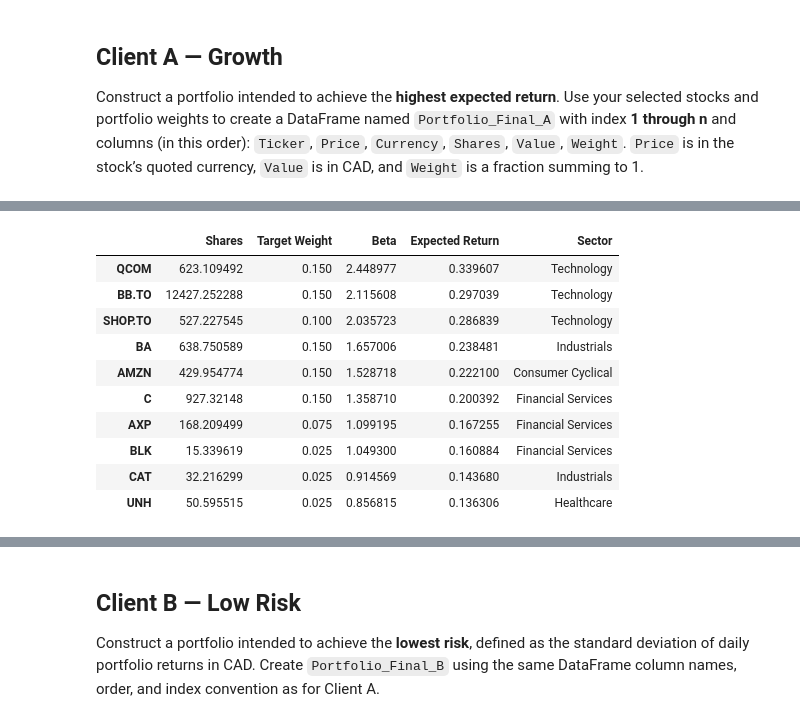
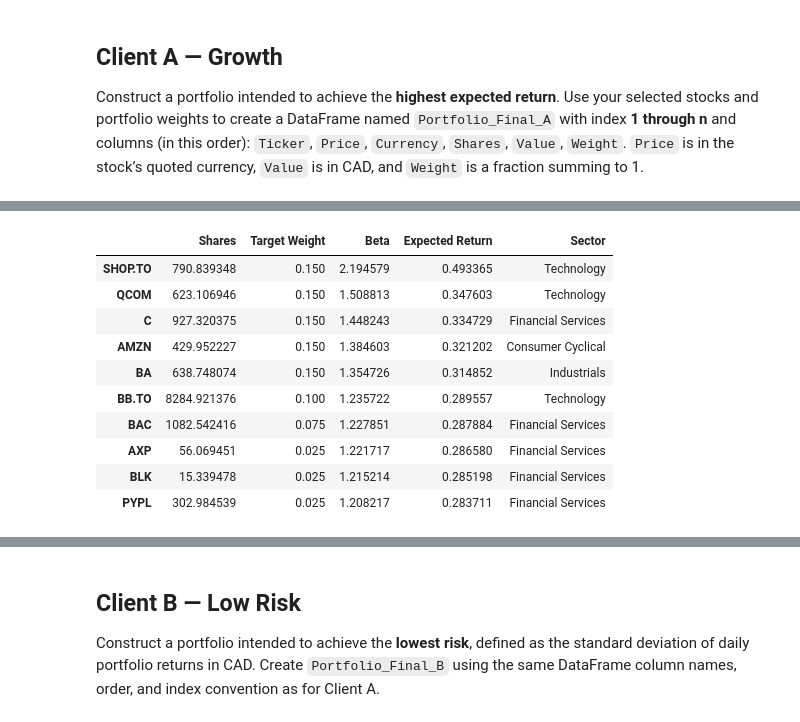
Before and after one commit to john-mandalas-uwaterloo/portfolio-model, a Jupyter notebook: Team_05_Assignment_2026.ipynb, the cells around one changed output, grey strips where cells are left out. Drawn from its saved outputs; the diff is of its cells as text; code cells hidden in the pictures.

```diff
--- a/Team_05_Assignment_2026.ipynb
+++ b/Team_05_Assignment_2026.ipynb
@@ -64,8 +64,13 @@ csv_file_attach = "Tickers_Example.csv"
 """CHANGE THE CSV FILE NAME BEFORE SUBMIT TO Tickers.csv"""
 min_avg_d_vol = 5000
 
-start_date = "2025-10-01"
+# Long term period used to get historical information
+start_date = "2023-10-01"
 end_date = "2026-10-01"
+
+# Training and testing periods
+training_end_date = "2025-09-30" # Training period is from 2023-10-01 to 2025-09-30
+testing_start_date = "2025-10-01" # Testing period is from 2025-10-01 to 2026-09-30
 
 purchase_date = "2026-11-25"
 purchase_end_date = "2026-11-26" # Downloading close price.
@@ -341,6 +347,9 @@ Construct a portfolio intended to achieve the **highest expected return**. Use y
 # %%
 # Convert all USD stock prices to CAD
 cad_prices = convert_usd_to_cad(stock_prices, exchange_rates, normalized_tickers)
+
+training_prices_a = cad_prices.loc[:training_end_date]
+testing_prices_a = cad_prices.loc[testing_start_date:]
 
 # Get S&P 500 prices and convert them to CAD
 market = create_dataframe(pd.DataFrame({"Ticker": ["^GSPC"]}), start_date, end_date)["^GSPC_Close"]
@@ -349,7 +358,9 @@ market = market.dropna()
 market = market * exchange_rates
 
 # Weekly market returns
-market_weekly = market.resample("W-FRI").last() # Makes the market data weekly instead of daily because of weekly competition
+training_market = market.loc[:training_end_date]
+market_weekly = training_market.resample("W-FRI").last()
+
 market_returns = market_weekly.pct_change().dropna()
 
 # Annualized expected return of the market
@@ -361,7 +372,7 @@ betas = pd.Series()
 #Beta of each stock (Put this into the above code section for part b calculations)
 for ticker in normalized_tickers["Ticker"]:
 
-    stock_weekly = cad_prices[ticker + "_Close"].resample("W-FRI").last()
+    stock_weekly = training_prices_a[ticker + "_Close"].resample("W-FRI").last()
     stock_returns = stock_weekly.pct_change().dropna()
     covariance = stock_returns.cov(market_returns)
     variance = market_returns.var()
@@ -391,8 +402,7 @@ for ticker in expected_returns.index:
 
     sector = sectors[ticker]
     current = sector_weights.get(sector, 0)
-    room = round(max_weight_sector - current, 6)
-
+    room = max_weight_sector - current
     if room <= 0:
         continue
 
@@ -406,8 +416,29 @@ for ticker in expected_returns.index:
     if len(a_weights) == 10:
         break
 
+# Allocate any remaining weight to selected stocks
+remaining_weight = 1 - a_weights.sum()
+
+for ticker in a_weights.index:
+    sector = sectors[ticker]
+    stock_room = max_weight_each - a_weights[ticker]
+    sector_room = max_weight_sector - sector_weights[sector]
+    additional_weight = min(remaining_weight, stock_room, sector_room)
+
+    if additional_weight > 0:
+        a_weights[ticker] += additional_weight
+        sector_weights[sector] += additional_weight
+        remaining_weight -= additional_weight
+
+    if remaining_weight < 1e-10:
+        break
+
+# Check if the full portfolio weight has been allocated
+if abs(a_weights.sum() - 1) > 1e-10 or len(a_weights) < min_port_size:
+    raise ValueError("Unable to construct a valid Client A portfolio.")
+
 print("Total Weight:", a_weights.sum())
-print("Remaining Weight:", carry)
+print("Remaining Weight:", 1 - a_weights.sum())
 
 # Buy each stock with its share of the budget (fees included)
 a_tickers = a_weights.index.tolist()
@@ -419,19 +450,25 @@ purchase_rate_a = purchase_exchange_rates_a.loc[purchase_date]
 
 portfolio_a = pd.DataFrame(index=a_tickers, columns=["Shares"])
 
+# Convert purchase prices to CAD
+purchase_cad_prices_a = convert_usd_to_cad(purchase_stock_prices_a,purchase_exchange_rates_a,normalized_tickers)
+# Estimate total transaction fees
+total_fees_a = 0
+
 for ticker in a_tickers:
-    price = purchase_stock_prices_a.loc[purchase_date, ticker + "_Close"]
-    currency = normalized_tickers.set_index("Ticker").loc[ticker, "Currency"]
+    price = purchase_cad_prices_a.loc[purchase_date, ticker + "_Close"]
+    investment = client_a_budget * a_weights[ticker]
+    shares = investment / price
+    total_fees_a += calculate_transaction_fees(shares, purchase_rate_a)
 
-    if currency == "USD":
-        price = price * purchase_rate_a
+# Deduct estimated fees from the total budget
+available_investment_a = client_a_budget - total_fees_a
 
-    investment = a_weights[ticker] * client_a_budget
-    shares = investment / (price + purchase_rate_a * fee_per_share)
-    fee = calculate_transaction_fees(shares, purchase_rate_a)
-
-    if fee < shares * purchase_rate_a * fee_per_share:
-        shares = (investment - purchase_rate_a * fee_cap_per_stock) / price
+# Purchase stocks according to their target weights
+for ticker in a_tickers:
+    price = purchase_cad_prices_a.loc[purchase_date, ticker + "_Close"]
+    investment = available_investment_a * a_weights[ticker]
+    shares = investment / price
 
     portfolio_a.loc[ticker, "Shares"] = shares
 
@@ -507,11 +544,11 @@ Remaining Weight: 0.0
 |  | Shares | Target Weight | Beta | Expected Return | Sector |
-| QCOM | 623.109492 | 0.150 | 2.448977 | 0.339607 | Technology |
-| BB.TO | 12427.252288 | 0.150 | 2.115608 | 0.297039 | Technology |
-| SHOP.TO | 527.227545 | 0.100 | 2.035723 | 0.286839 | Technology |
-| BA | 638.750589 | 0.150 | 1.657006 | 0.238481 | Industrials |
-| AMZN | 429.954774 | 0.150 | 1.528718 | 0.222100 | Consumer Cyclical |
-| C | 927.32148 | 0.150 | 1.358710 | 0.200392 | Financial Services |
-| AXP | 168.209499 | 0.075 | 1.099195 | 0.167255 | Financial Services |
-| BLK | 15.339619 | 0.025 | 1.049300 | 0.160884 | Financial Services |
-| CAT | 32.216299 | 0.025 | 0.914569 | 0.143680 | Industrials |
-| UNH | 50.595515 | 0.025 | 0.856815 | 0.136306 | Healthcare |
+| SHOP.TO | 790.839348 | 0.150 | 2.194579 | 0.493365 | Technology |
+| QCOM | 623.106946 | 0.150 | 1.508813 | 0.347603 | Technology |
+| C | 927.320375 | 0.150 | 1.448243 | 0.334729 | Financial Services |
+| AMZN | 429.952227 | 0.150 | 1.384603 | 0.321202 | Consumer Cyclical |
+| BA | 638.748074 | 0.150 | 1.354726 | 0.314852 | Industrials |
+| BB.TO | 8284.921376 | 0.100 | 1.235722 | 0.289557 | Technology |
+| BAC | 1082.542416 | 0.075 | 1.227851 | 0.287884 | Financial Services |
+| AXP | 56.069451 | 0.025 | 1.221717 | 0.286580 | Financial Services |
+| BLK | 15.339478 | 0.025 | 1.215214 | 0.285198 | Financial Services |
+| PYPL | 302.984539 | 0.025 | 1.208217 | 0.283711 | Financial Services |
```
Also changed, not shown: parts of 14 cells of this notebook, 2 other files.
